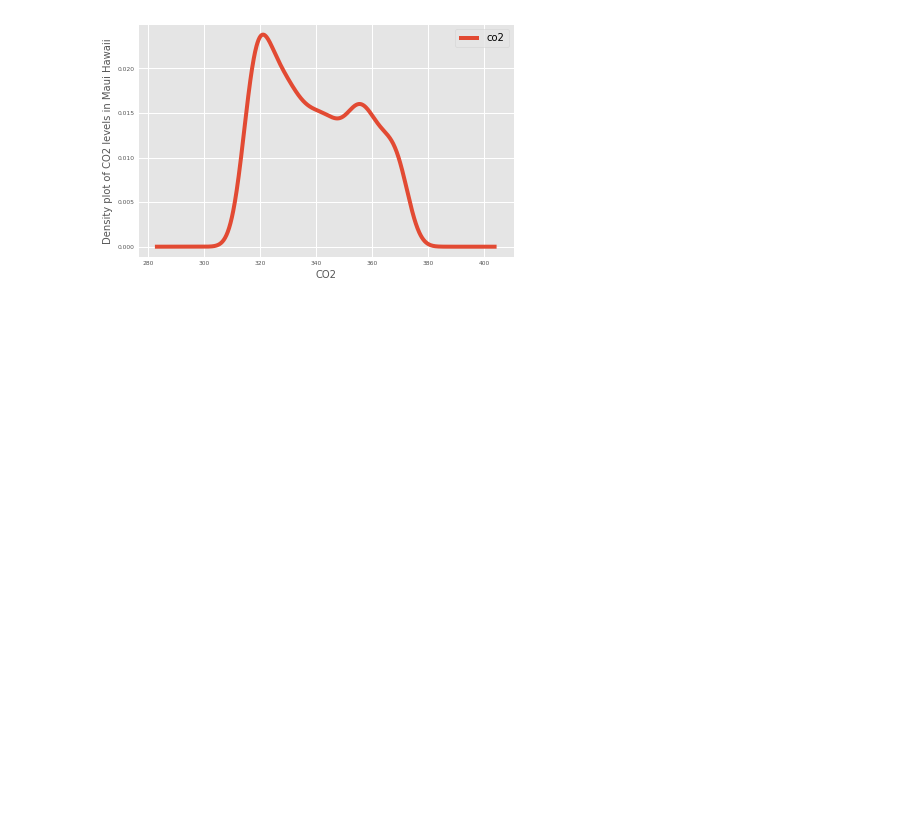
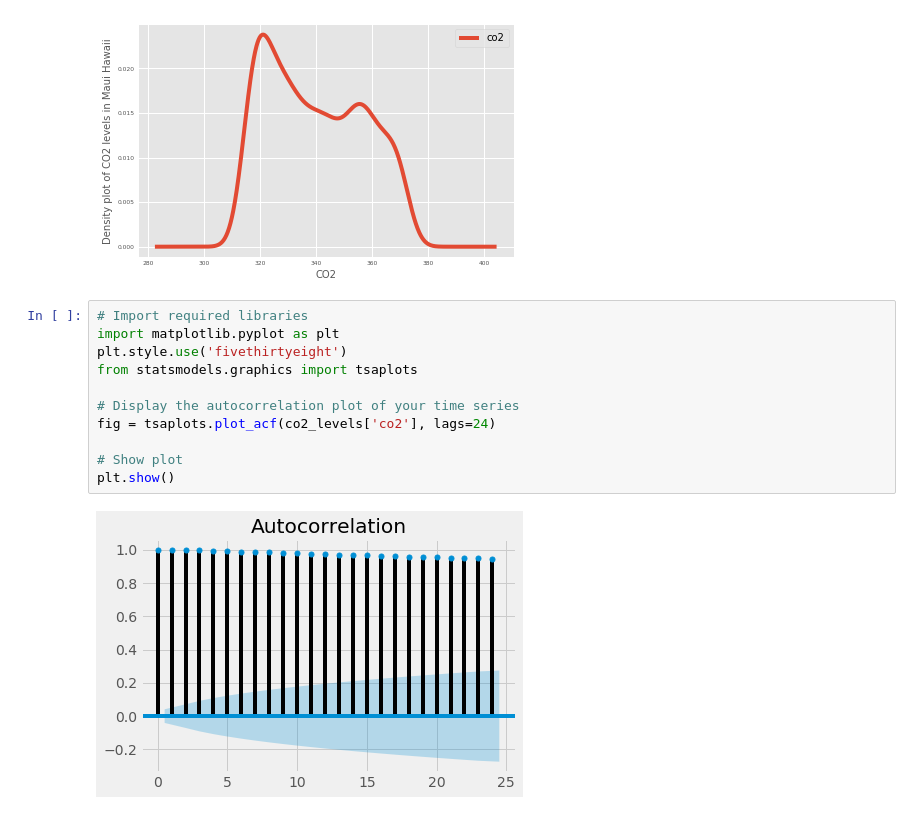
Before and after one commit to SANYAM1996/scatter-plotter, a Jupyter notebook: Datacamp/TIMESERIES_VISUAL.ipynb, the cells around one changed output. Drawn from its saved outputs; the diff is of its cells as text; blank space fills up the shorter version.

Commit message:
adding time series visualization

```diff
--- a/Datacamp/TIMESERIES_VISUAL.ipynb
+++ b/Datacamp/TIMESERIES_VISUAL.ipynb
@@ -276,3 +274,16 @@ ax.set_ylabel('Density plot of CO2 levels in Maui Hawaii', fontsize=10)
 plt.show()
 # %% [output]
 [figure]
+# %%
+# Import required libraries
+import matplotlib.pyplot as plt
+plt.style.use('fivethirtyeight')
+from statsmodels.graphics import tsaplots
+
+# Display the autocorrelation plot of your time series
+fig = tsaplots.plot_acf(co2_levels['co2'], lags=24)
+
+# Show plot
+plt.show()
+# %% [output]
+[figure, added]
```
Also changed, not shown: parts of 26 cells of this notebook.
